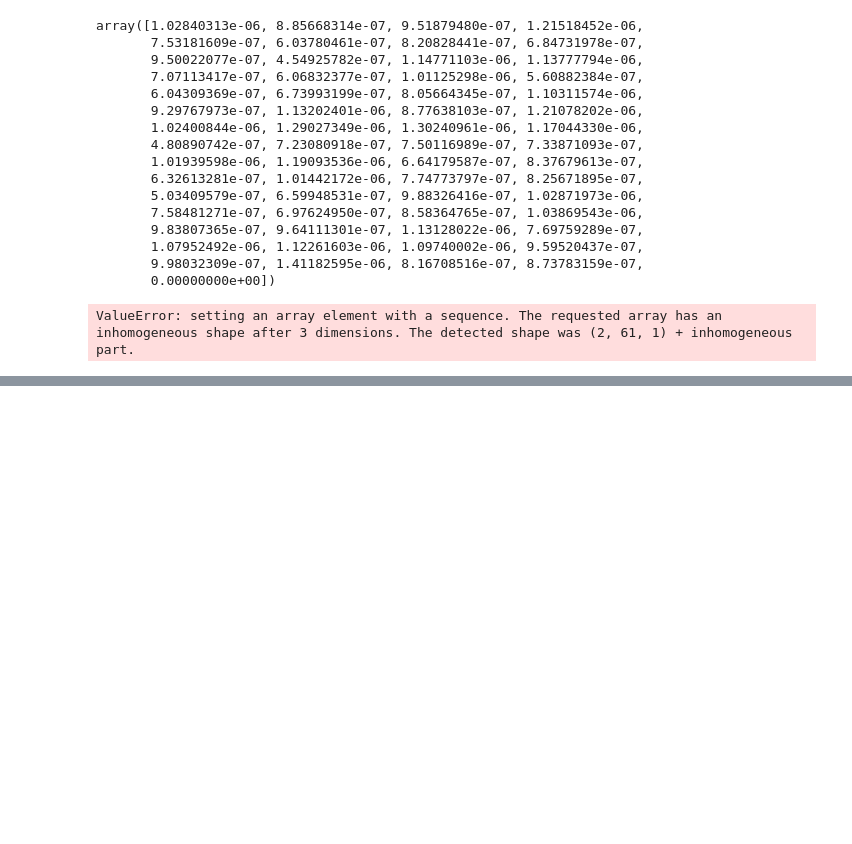
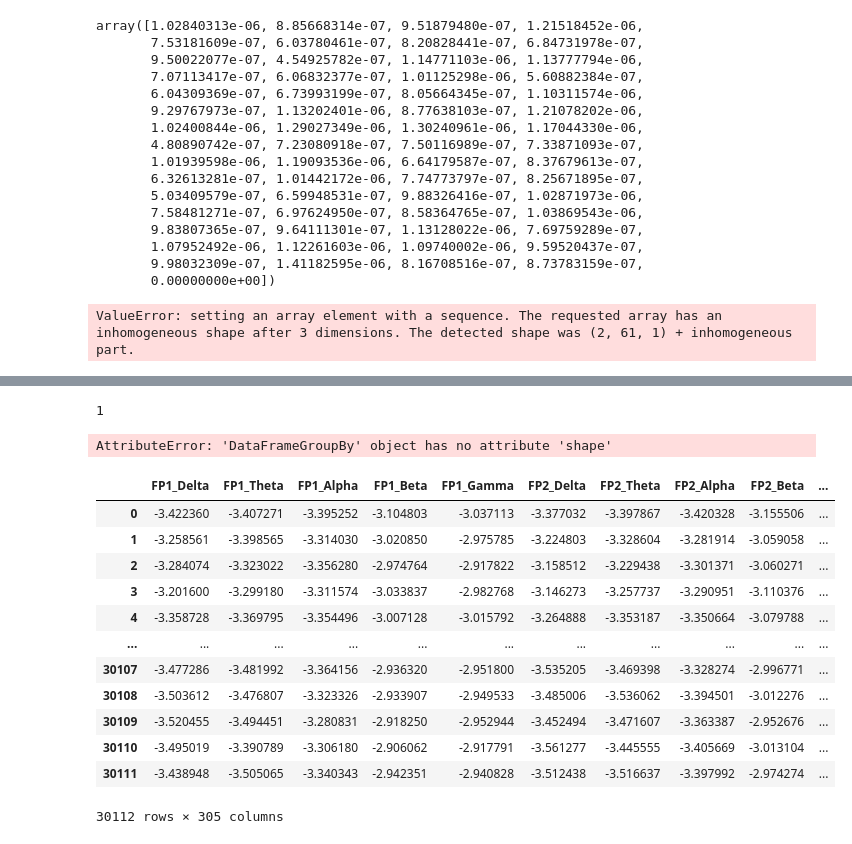
Before and after one commit to cmanna75/EEG, a Jupyter notebook: blah.ipynb, the cells around one changed output, grey strips where cells are left out. Cells and saved outputs as stored; diff of their text form; code cells hidden in the pictures; blank space fills up the shorter version.

```diff
--- a/blah.ipynb
+++ b/blah.ipynb
@@ -1257,0 +1164,33 @@ for group_name, group_data in grouped_data:
+# %%
+i = 0
+for group_name, group_data in grouped_data:
+    test = group_data
+    i = i + 1
+    print(i)
+    break
+    #print(f"Group: {group_name}")
+    #print(group_data)
+    #print("\n")
+# %% [output]
+1
+# %%
+grouped_data.shape
+# %% [output]
+AttributeError: 'DataFrameGroupBy' object has no attribute 'shape'
+# %%
+data = df.iloc[:,5:]
+data
+# %% [output]
+|  | FP1_Delta | FP1_Theta | FP1_Alpha | FP1_Beta | FP1_Gamma | FP2_Delta | FP2_Theta | FP2_Alpha | FP2_Beta | ... |
+| 0 | -3.422360 | -3.407271 | -3.395252 | -3.104803 | -3.037113 | -3.377032 | -3.397867 | -3.420328 | -3.155506 | ... |
+| 1 | -3.258561 | -3.398565 | -3.314030 | -3.020850 | -2.975785 | -3.224803 | -3.328604 | -3.281914 | -3.059058 | ... |
+| 2 | -3.284074 | -3.323022 | -3.356280 | -2.974764 | -2.917822 | -3.158512 | -3.229438 | -3.301371 | -3.060271 | ... |
+| 3 | -3.201600 | -3.299180 | -3.311574 | -3.033837 | -2.982768 | -3.146273 | -3.257737 | -3.290951 | -3.110376 | ... |
+| 4 | -3.358728 | -3.369795 | -3.354496 | -3.007128 | -3.015792 | -3.264888 | -3.353187 | -3.350664 | -3.079788 | ... |
+| ... | ... | ... | ... | ... | ... | ... | ... | ... | ... | ... |
+| 30107 | -3.477286 | -3.481992 | -3.364156 | -2.936320 | -2.951800 | -3.535205 | -3.469398 | -3.328274 | -2.996771 | ... |
+| 30108 | -3.503612 | -3.476807 | -3.323326 | -2.933907 | -2.949533 | -3.485006 | -3.536062 | -3.394501 | -3.012276 | ... |
+| 30109 | -3.520455 | -3.494451 | -3.280831 | -2.918250 | -2.952944 | -3.452494 | -3.471607 | -3.363387 | -2.952676 | ... |
+| 30110 | -3.495019 | -3.390789 | -3.306180 | -2.906062 | -2.917791 | -3.561277 | -3.445555 | -3.405669 | -3.013104 | ... |
+| 30111 | -3.438948 | -3.505065 | -3.340343 | -2.942351 | -2.940828 | -3.512438 | -3.516637 | -3.397992 | -2.974274 | ... |
+30112 rows × 305 columns
```
Also changed, not shown: parts of 34 cells of this notebook.
